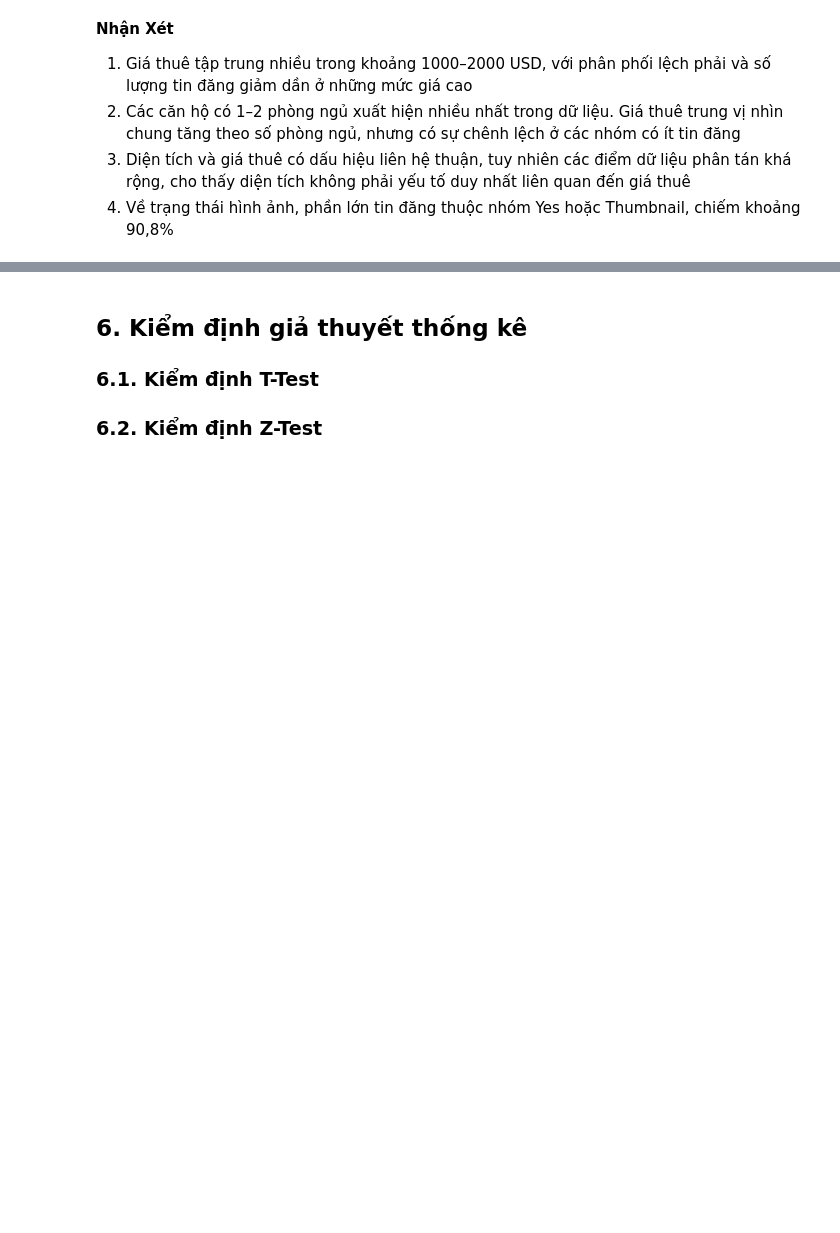
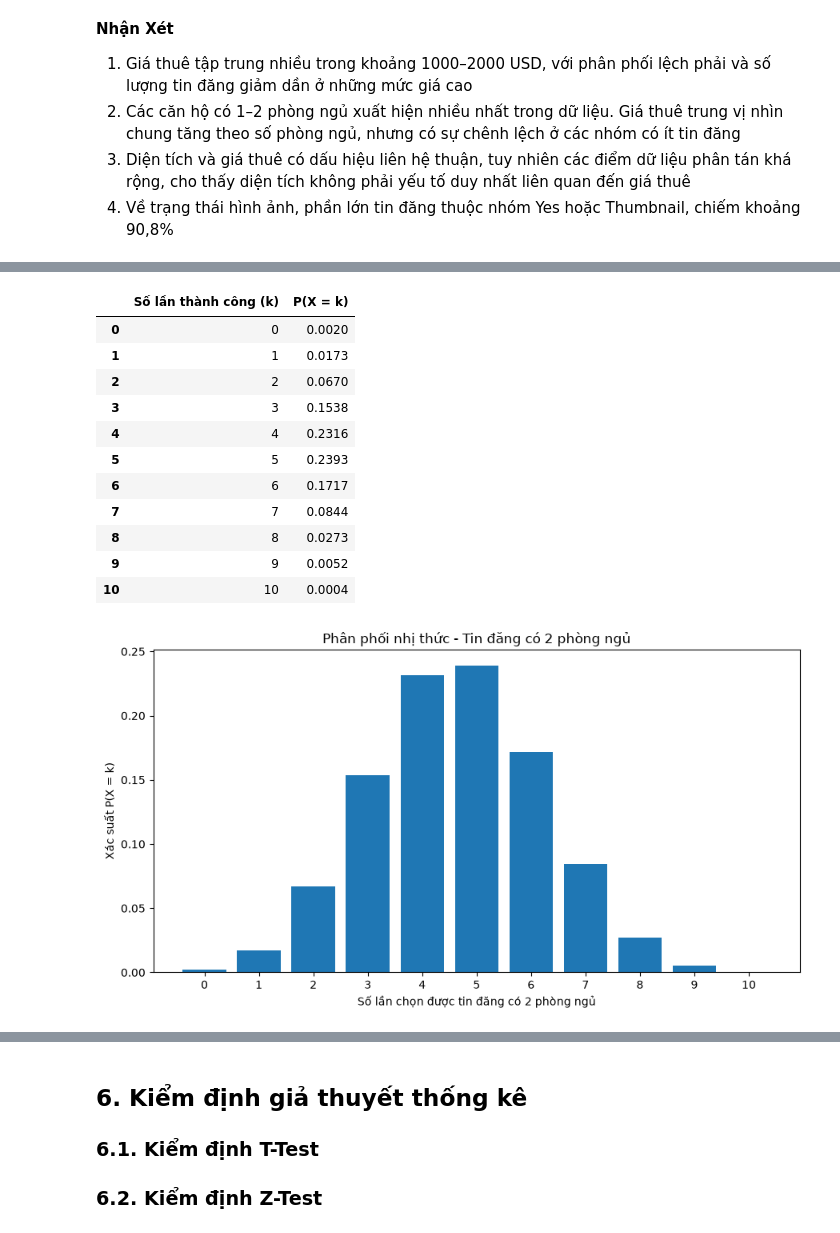
Before and after one commit to 1amBlake/apartment-rental-analysis-iuh, a Jupyter notebook: notebooks/apartment_retal_analysis.ipynb, the cells around one changed output, grey strips where cells are left out. Drawn from its saved outputs; the diff is of its cells as text; code cells hidden in the pictures; blank space fills up the shorter version.

```diff
--- a/notebooks/apartment_retal_analysis.ipynb
+++ b/notebooks/apartment_retal_analysis.ipynb
@@ -1003,0 +1055,40 @@ plt.show()
+# %%
+
+import matplotlib.pyplot as plt
+
+k_values = list(range(n + 1))
+
+probabilities = binom.pmf(k_values, n, p)
+
+df_binomial = pd.DataFrame({
+    "Số lần thành công (k)": k_values,
+    "P(X = k)": probabilities
+})
+
+display(df_binomial.round(4))
+
+plt.figure(figsize=(9, 5))
+
+plt.bar(k_values, probabilities)
+
+plt.title("Phân phối nhị thức - Tin đăng có 2 phòng ngủ")
+plt.xlabel("Số lần chọn được tin đăng có 2 phòng ngủ")
+plt.ylabel("Xác suất P(X = k)")
+plt.xticks(k_values)
+
+plt.tight_layout()
+plt.show()
+# %% [output]
+|  | Số lần thành công (k) | P(X = k) |
+| 0 | 0 | 0.0020 |
+| 1 | 1 | 0.0173 |
+| 2 | 2 | 0.0670 |
+| 3 | 3 | 0.1538 |
+| 4 | 4 | 0.2316 |
+| 5 | 5 | 0.2393 |
+| 6 | 6 | 0.1717 |
+| 7 | 7 | 0.0844 |
+| 8 | 8 | 0.0273 |
+| 9 | 9 | 0.0052 |
+| 10 | 10 | 0.0004 |
+[figure, added]
```
Also changed, not shown: parts of 14 cells of this notebook.
